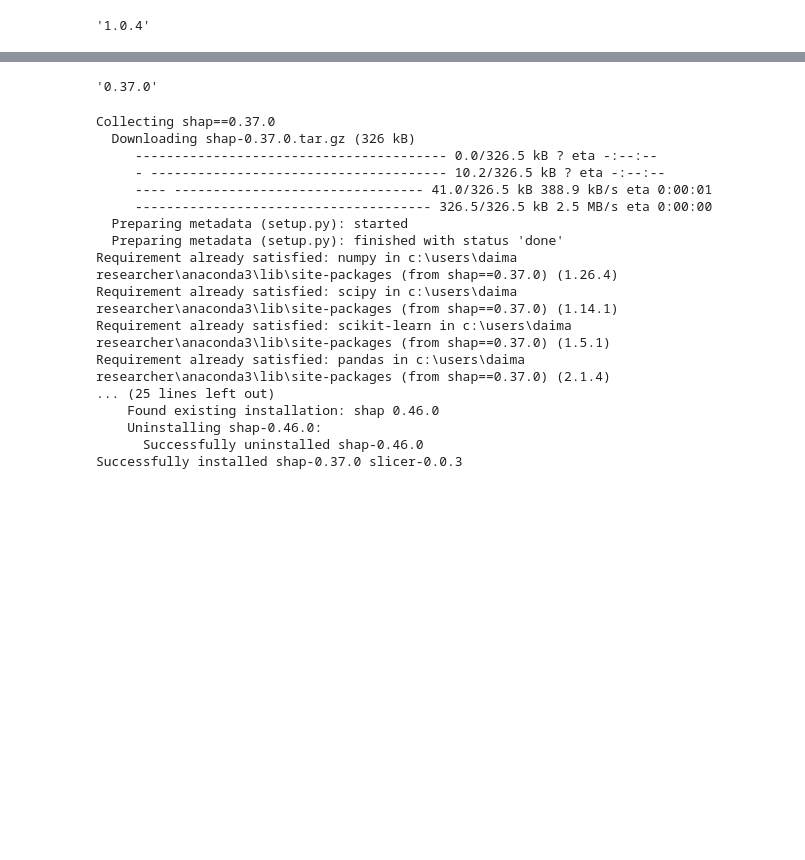
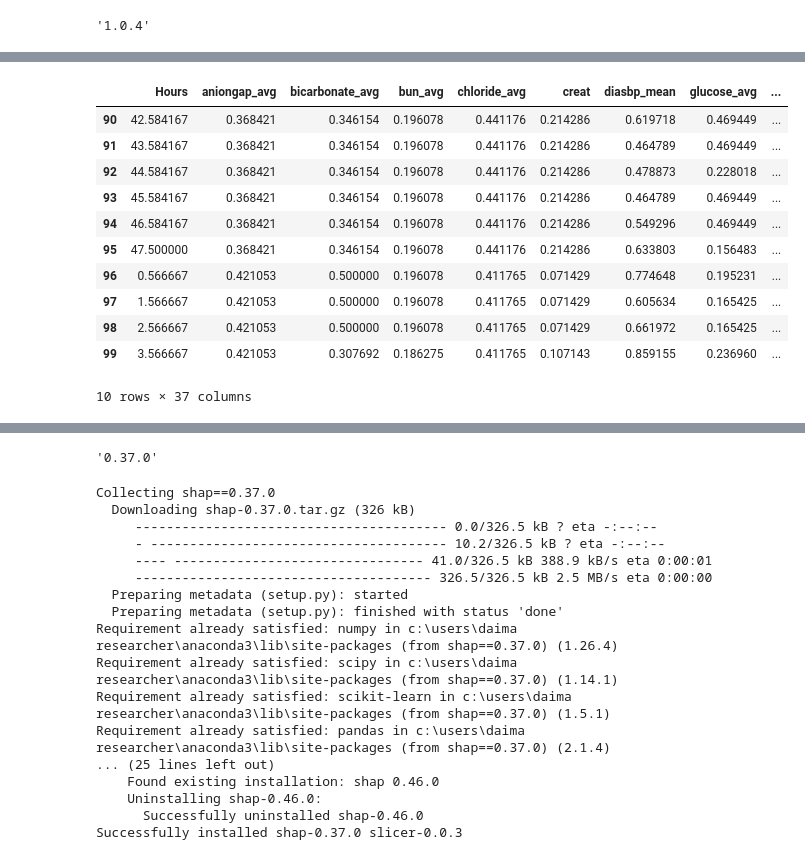
Before and after one commit to charicf/DoctorDisease2.0_AKI, a Jupyter notebook: ml_model/Explainability.ipynb, the cells around one changed output, grey strips where cells are left out. Cells and saved outputs as stored; diff of their text form; code cells hidden in the pictures; blank space fills up the shorter version.

```diff
--- a/ml_model/Explainability.ipynb
+++ b/ml_model/Explainability.ipynb
@@ -323,0 +321,15 @@ df_testdata.columns.to_list()
+# %%
+df_testdata.iloc[90:100]
+# %% [output]
+|  | Hours | aniongap_avg | bicarbonate_avg | bun_avg | chloride_avg | creat | diasbp_mean | glucose_avg | ... |
+| 90 | 42.584167 | 0.368421 | 0.346154 | 0.196078 | 0.441176 | 0.214286 | 0.619718 | 0.469449 | ... |
+| 91 | 43.584167 | 0.368421 | 0.346154 | 0.196078 | 0.441176 | 0.214286 | 0.464789 | 0.469449 | ... |
+| 92 | 44.584167 | 0.368421 | 0.346154 | 0.196078 | 0.441176 | 0.214286 | 0.478873 | 0.228018 | ... |
+| 93 | 45.584167 | 0.368421 | 0.346154 | 0.196078 | 0.441176 | 0.214286 | 0.464789 | 0.469449 | ... |
+| 94 | 46.584167 | 0.368421 | 0.346154 | 0.196078 | 0.441176 | 0.214286 | 0.549296 | 0.469449 | ... |
+| 95 | 47.500000 | 0.368421 | 0.346154 | 0.196078 | 0.441176 | 0.214286 | 0.633803 | 0.156483 | ... |
+| 96 | 0.566667 | 0.421053 | 0.500000 | 0.196078 | 0.411765 | 0.071429 | 0.774648 | 0.195231 | ... |
+| 97 | 1.566667 | 0.421053 | 0.500000 | 0.196078 | 0.411765 | 0.071429 | 0.605634 | 0.165425 | ... |
+| 98 | 2.566667 | 0.421053 | 0.500000 | 0.196078 | 0.411765 | 0.071429 | 0.661972 | 0.165425 | ... |
+| 99 | 3.566667 | 0.421053 | 0.307692 | 0.186275 | 0.411765 | 0.107143 | 0.859155 | 0.236960 | ... |
+10 rows × 37 columns
```
Also changed, not shown: parts of 42 cells of this notebook.
